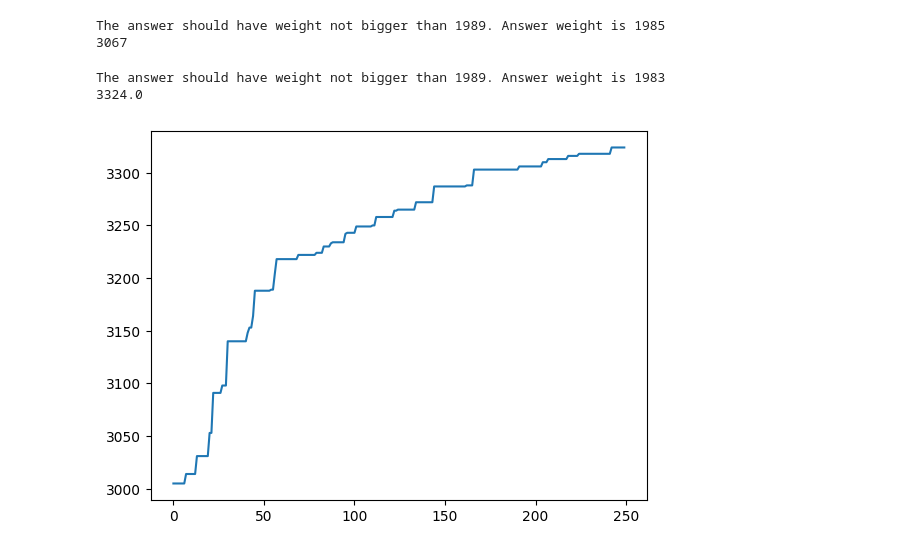
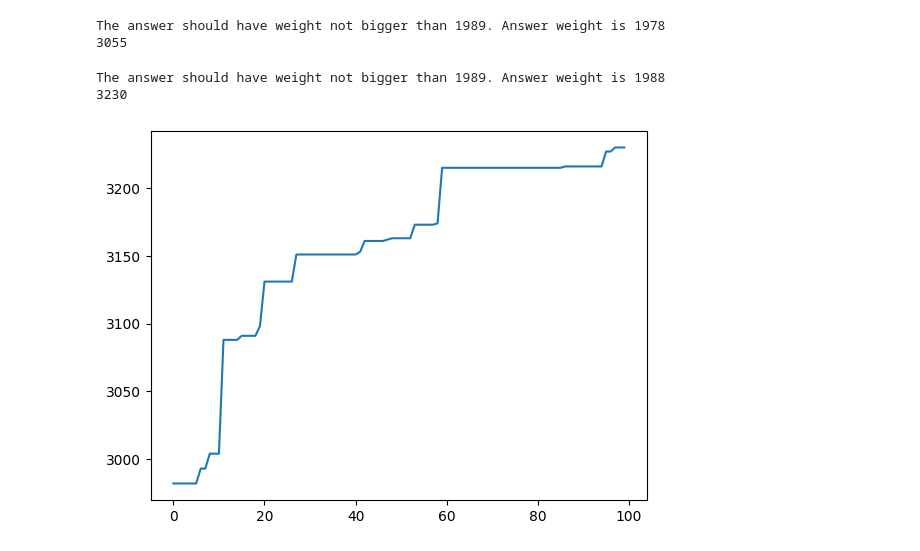
Before and after one commit to Aznatdor/Swarm-Intelligence, a Jupyter notebook: Lab 5/lab_5.ipynb, the cells around one changed output. Cells and saved outputs as stored; diff of their text form; code cells hidden in the pictures.

```diff
--- a/Lab 5/lab_5.ipynb
+++ b/Lab 5/lab_5.ipynb
@@ -56,9 +5,9 @@ class SAO:
 # %%
-weight, weights, costs = get_data(r"Datasets\Data50.txt")
-test = SAO(len(weights))
+weight, weights, costs = helpers.get_data(r"Datasets\Data50.txt")
+test = opt.SAO(len(weights))
 res, sol = test.main_loop(10_000, weight, weights, costs, decay_function=lambda x: np.exp(-x/10 ** 3), verbose=False)
 print(f"The answer should have weight not bigger than {weight}. Answer weight is", sum(weights * sol))
 print(res)
 # %% [output]
-The answer should have weight not bigger than 1989. Answer weight is 1985
-3067
+The answer should have weight not bigger than 1989. Answer weight is 1978
+3055
@@ -167,10 +14,10 @@ class GO:
 # %%
-weight, weights, costs = get_data(r"Datasets\Data50.txt")
-test2 = GO(100, len(weights))
-res, sol = test2.main_loop(250, 50, 0.3, weight, weights, costs, verbose=False)
+weight, weights, costs = helpers.get_data(r"Datasets\Data50.txt")
+test2 = opt.GO(100, len(weights))
+res, sol = test2.main_loop(100, 50, 0.3, weight, weights, costs, verbose=False, gif_name=r"Gifs\GO")
 print(f"The answer should have weight not bigger than {weight}. Answer weight is", sum(weights * sol))
 print(res)
 # %% [output]
-The answer should have weight not bigger than 1989. Answer weight is 1983
-3324.0
+The answer should have weight not bigger than 1989. Answer weight is 1988
+3230
-[figure, old version]
+[figure, new version]
```
Also changed, not shown: parts of 6 cells of this notebook.
